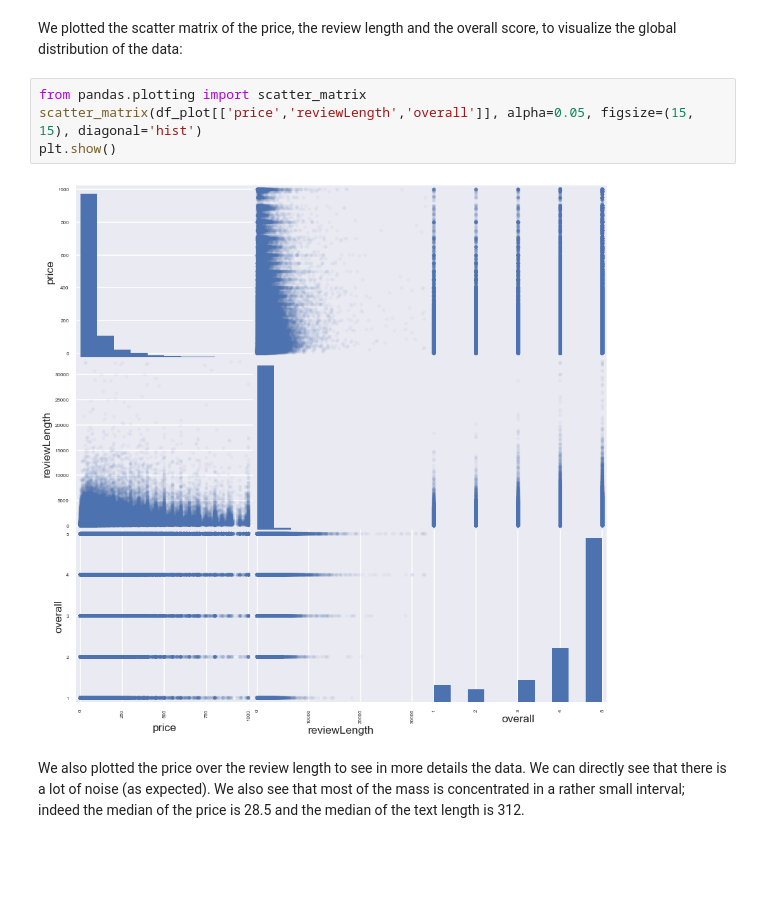
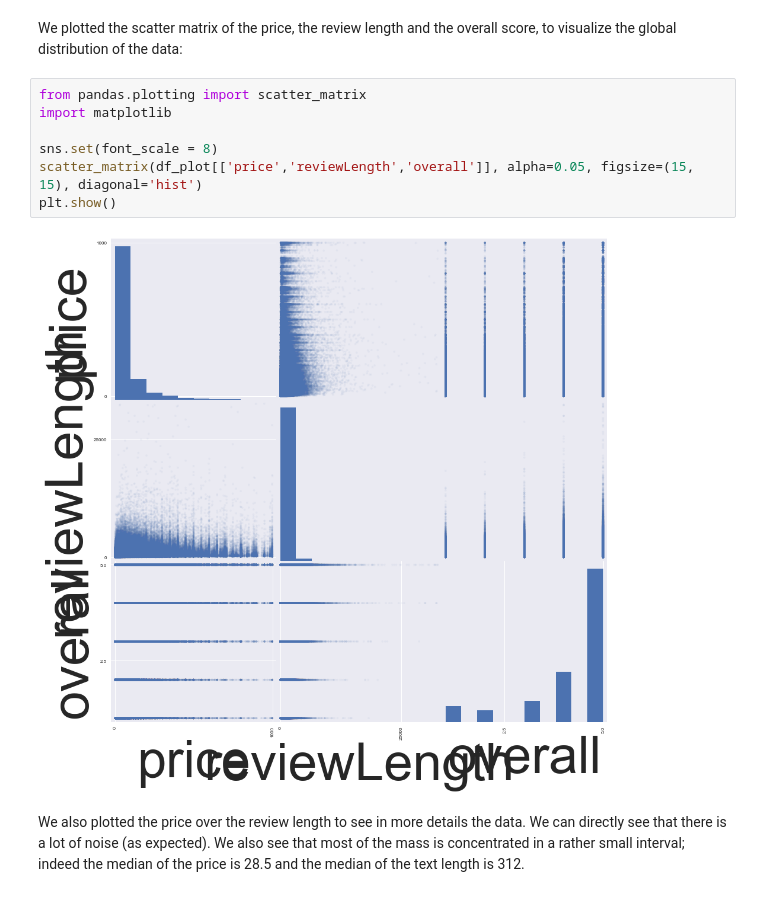
Before and after one commit to lkieliger/adagroup, a Jupyter notebook: project/Natural_Language_Project.ipynb, the cells around one changed output. Saved outputs shown, nothing was run; the diff lists cells and outputs as text; blank space fills up the shorter version.

```diff
--- a/project/Natural_Language_Project.ipynb
+++ b/project/Natural_Language_Project.ipynb
@@ -212,10 +212,13 @@ df_plot = df_plot[pd.notnull(df_plot['reviewLength'])]
 We plotted the scatter matrix of the price, the review length and the overall score, to visualize the global distribution of the data:
 # %%
 from pandas.plotting import scatter_matrix
+import matplotlib
+
+sns.set(font_scale = 8)
 scatter_matrix(df_plot[['price','reviewLength','overall']], alpha=0.05, figsize=(15, 15), diagonal='hist')
 plt.show()
 # %% [output]
-[figure, old version]
+[figure, new version]
 # %% [markdown]
 We also plotted the price over the review length to see in more details the data. We can directly see that there is a lot of noise (as expected). We also see that most of the mass is concentrated in a rather small interval; indeed the median of the price is 28.5 and the median of the text length is 312.
 # %%
```
Also changed, not shown: parts of 1 cell of this notebook.
